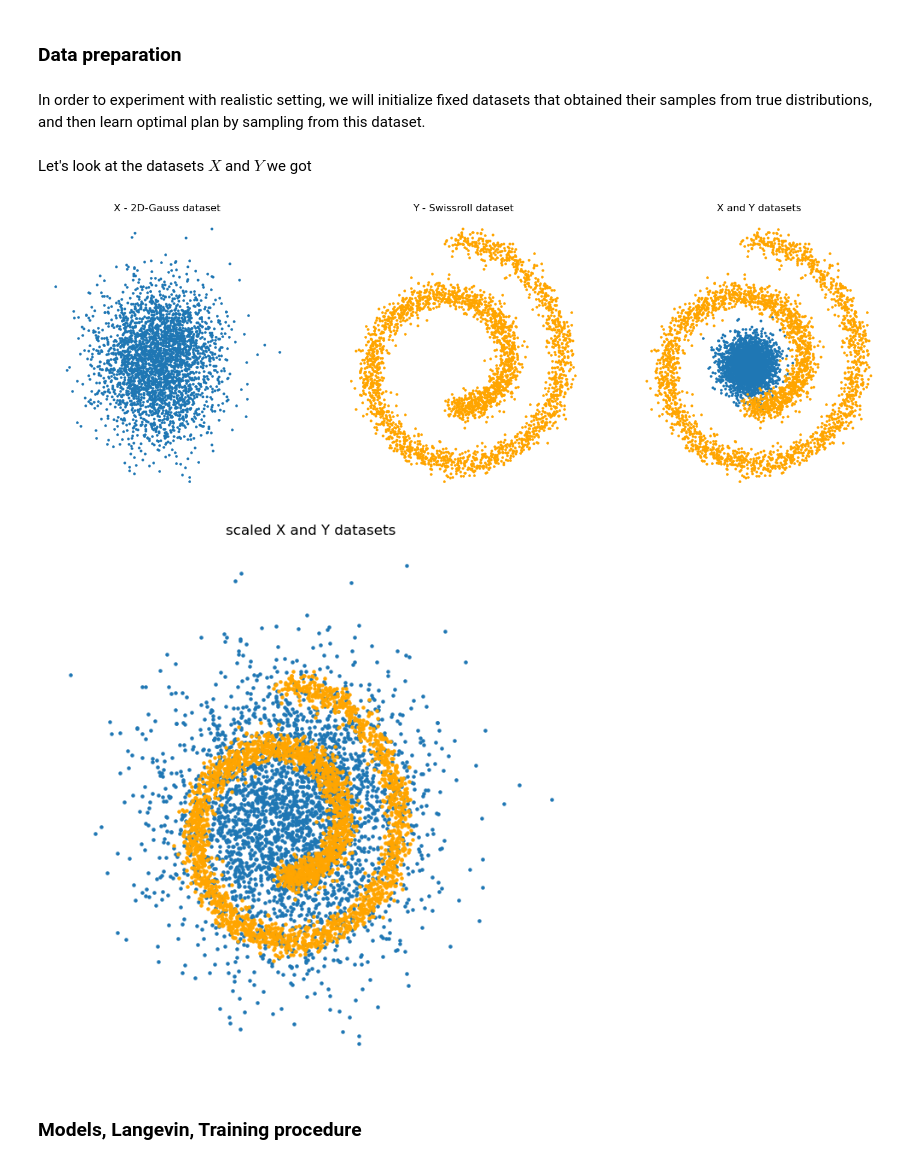
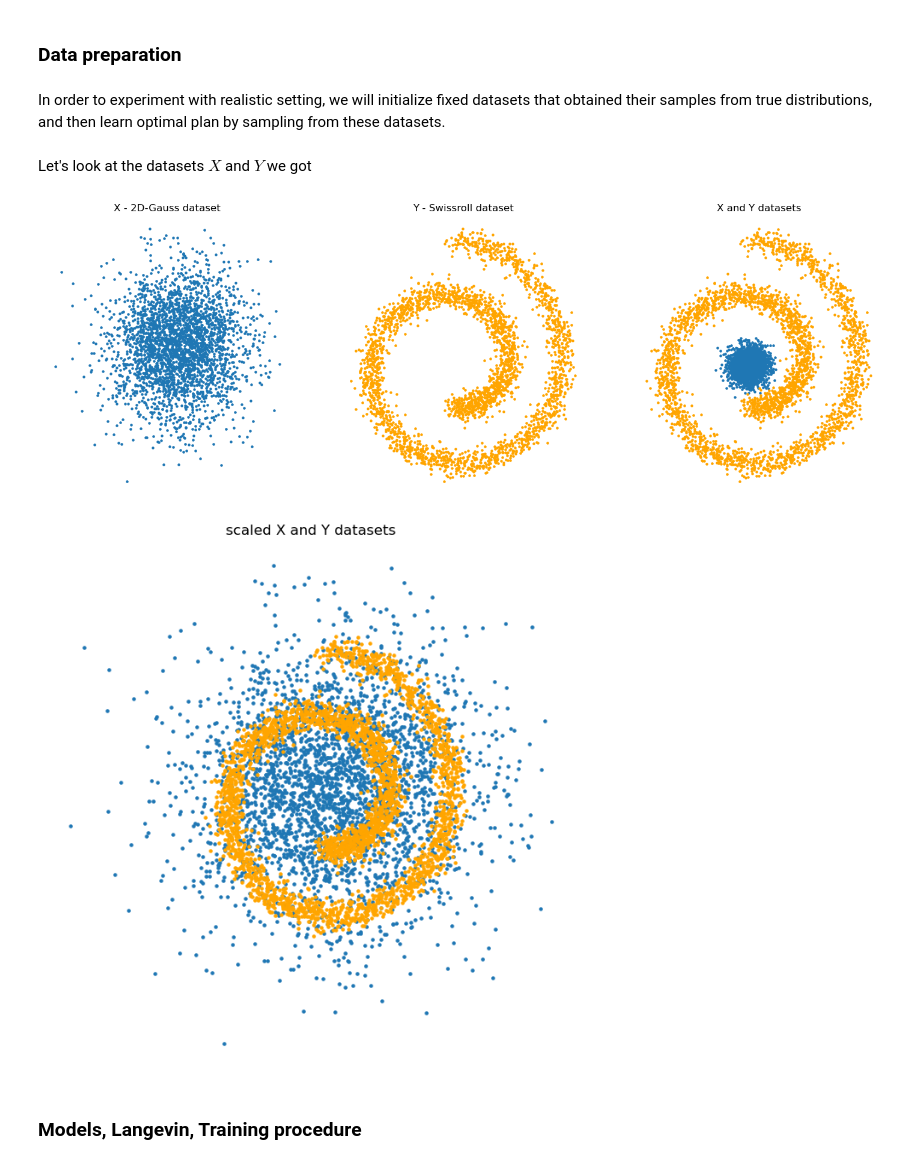
Before and after one commit to shredder67/energy-guided-ot, a Jupyter notebook: Energy_guided_EOT.ipynb, the cells around one changed output. Drawn from its saved outputs; the diff is of its cells as text; code cells hidden in the pictures.

```diff
--- a/Energy_guided_EOT.ipynb
+++ b/Energy_guided_EOT.ipynb
@@ -142,7 +142,7 @@ cpu
 # %% [markdown]
 ### Data preparation
 # %% [markdown]
-In order to experiment with realistic setting, we will initialize fixed datasets that obtained  their samples from true distributions, and then learn optimal plan by sampling from this dataset.
+In order to experiment with realistic setting, we will initialize fixed datasets that obtained  their samples from true distributions, and then learn optimal plan by sampling from these datasets.
 # %%
 def generate_gauss_2d_dataset(mu, sigma, n_samples):
     samples = np.random.normal(loc=mu, scale=sigma, size=(n_samples,2)).astype(np.float32)
@@ -214,27 +214,27 @@ class SwissrollDataset(Dataset):
 # %% [markdown]
 Let's look at the datasets $X$ and $Y$ we got
 # %%
-dataset_x = GaussDataset(n_samples=3000, sigma=1.5)
+dataset_x = GaussDataset(n_samples=3000)
 dataset_y = SwissrollDataset(n_samples=3000)
 
 _, axs = plt.subplots(1, 3, figsize=(18, 6))
 
 axs[0].scatter(dataset_x.data[:, 0].cpu(), dataset_x.data[:, 1].cpu(), s=5, marker='o')
 axs[0].set_title("X - 2D-Gauss dataset")
 axs[0].axis('off')
 
 axs[1].scatter(dataset_y.data[:, 0].cpu(), dataset_y.data[:, 1].cpu(), c='orange', s=5, marker='o')
 axs[1].set_title("Y - Swissroll dataset")
 axs[1].axis('off')
 
 axs[2].scatter(dataset_x.data[:, 0].cpu(), dataset_x.data[:, 1].cpu(), s=5, marker='o')
 axs[2].scatter(dataset_y.data[:, 0].cpu(), dataset_y.data[:, 1].cpu(), c='orange', s=5, marker='o')
 axs[2].set_title("X and Y datasets")
 axs[2].axis('off')
 
 plt.show()
 # %% [output]
-[figure, old version]
+[figure, new version]
 # %%
 # scaled version overview (maybe will work better?)
 plt.figure(figsize=(8,8))
@@ -250,7 +250,7 @@ plt.axis('off')
 
 plt.show()
 # %% [output]
-[figure, old version]
+[figure, new version]
 # %% [markdown]
 ### Models, Langevin, Training procedure
 # %%
```
Also changed, not shown: parts of 9 cells of this notebook.
